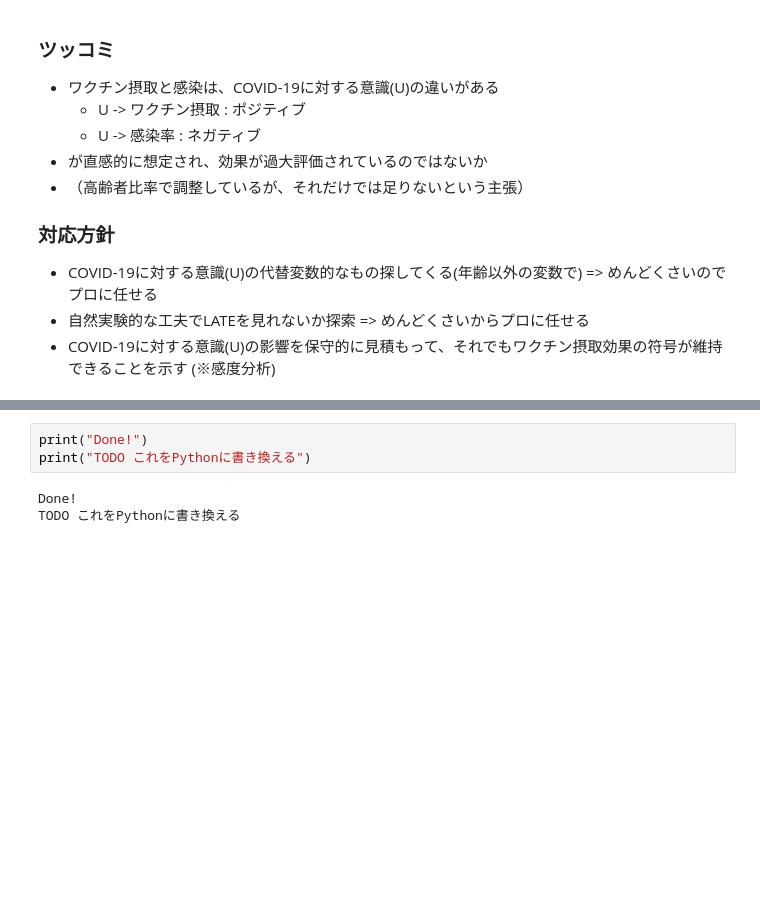
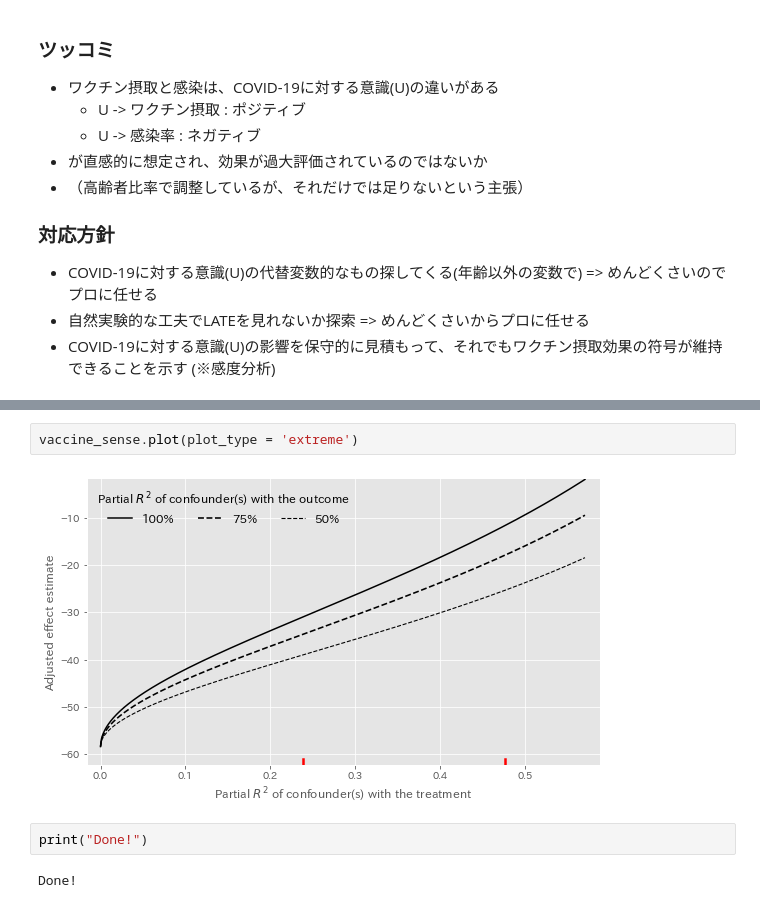
Before and after one commit to MasaAsami/monitoring_for_COVID19_vaccine_intake_rate, a Jupyter notebook: notebooks/monitoring_for_COVID19_vaccine_intake_rate.ipynb, the cells around one changed output, grey strips where cells are left out. Saved outputs shown, nothing was run; the diff lists cells and outputs as text; blank space fills up the shorter version.

```diff
--- a/notebooks/monitoring_for_COVID19_vaccine_intake_rate.ipynb
+++ b/notebooks/monitoring_for_COVID19_vaccine_intake_rate.ipynb
@@ -418,6 +351,8 @@ display(HTML(html_report[0]) )
+# %%
+vaccine_sense.plot(plot_type = 'extreme')
+# %% [output]
+[figure, added]
 # %%
 print("Done!")
-print("TODO これをPythonに書き換える")
 # %% [output]
 Done!
-TODO これをPythonに書き換える
```
Also changed, not shown: parts of 19 cells of this notebook.
